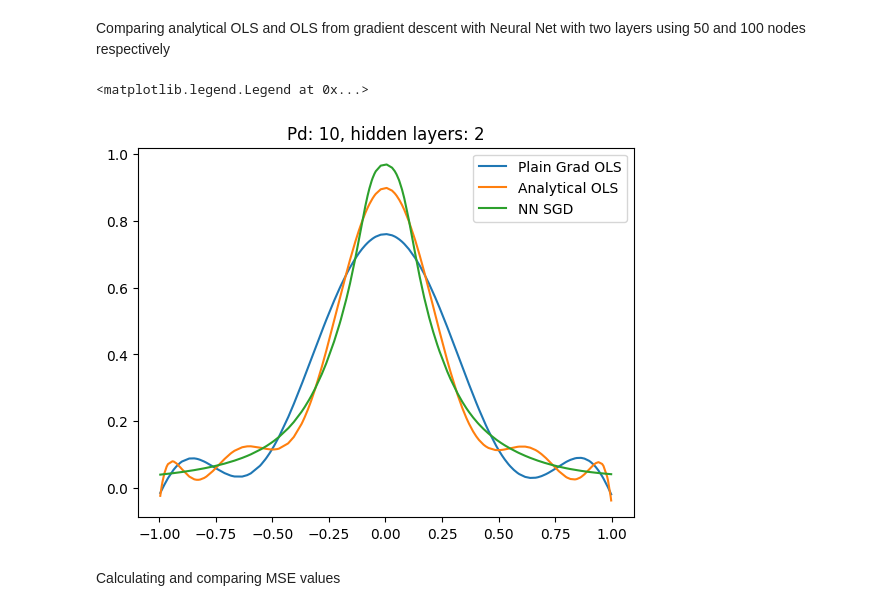
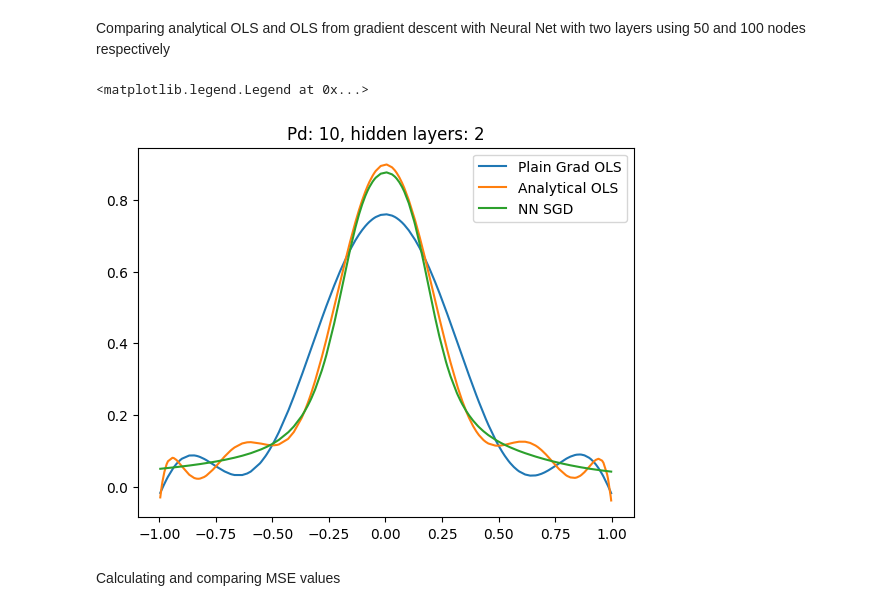
Before and after one commit to JVestly/Project-2, a Jupyter notebook: Code/tests_b.ipynb, the cells around one changed output. Cells and saved outputs as stored; diff of their text form; code cells hidden in the pictures.

```diff
--- a/Code/tests_b.ipynb
+++ b/Code/tests_b.ipynb
@@ -198,60 +296,37 @@ MSE for OLS using NN ADAM: 0.0002
 # %% [markdown]
 Comparing analytical OLS and OLS from gradient descent with Neural Net with two layers using 50 and 100 nodes respectively
 # %%
-np.random.seed(50)
+state=50
+datapoints=1000
+noise_std=0.01
 
-n = 1000
-x = np.linspace(-1, 1, n).reshape(-1, 1)
-y = 1/(1 + 25 * x**2) +  np.random.normal(0, 0.01, x.shape)
-x_train, x_test, y_train, y_test = train_test_split(x, y, test_size=0.2, random_state=50)
-from sklearn.preprocessing import StandardScaler
-
-scaler_X = StandardScaler()
-scaler_y = StandardScaler()
-
-X_train = scaler_X.fit_transform(x_train.reshape(-1,1))
-Y_train = scaler_y.fit_transform(y_train.reshape(-1,1))
-
-X_test = scaler_X.transform(x_test.reshape(-1,1))
-Y_test = scaler_y.transform(y_test.reshape(-1,1))
+X_train, X_test, Y_train, Y_test, x_train, x_test, y_train, y_test = create_and_scale_data(state, datapoints, noise_std)
+Xtr_s, Xte_s, x_trainP1, x_testP1, y_trainP1, y_testP1 = create_and_scale_dataP1(state, datapoints, noise_std)
 
 LinReg = NeuralNetwork(1, [50,100, 1], [sigmoid, sigmoid, sigmoid], [sigmoid_der, sigmoid_der, sigmoid_der], mse, mse_der)
-LinReg.train_SGD(X_train, y_train, eta=0.2, epochs=5000)
+LinReg.train_SGD(X_train, y_train, learning_rate=0.2, epochs=500, batch_size=32)
 y_pred = LinReg.feed_forward(X_test)
 
-np.random.seed(50)
-x = np.linspace(-1, 1, n)
-y = 1/(1 + 25 * x**2) #+  np.random.normal(0, 0.01, n)
-x_train, x_test, y_train, y_test = train_test_split(x, y, test_size=0.2, random_state=50)
-
-n = 10
-X = polynomial_features(x_train, n)
-Y = polynomial_features(x_test, n)
-
-
-scaler = StandardScaler(with_mean=True, with_std=True)
-Xtr_s = scaler.fit_transform(X)
-Xte_s = scaler.transform(Y)
-
 y_mean = np.mean(y_train)
-y_centered = y_train - y_mean
-g = GradientDescent(Xtr_s,5000, y_train, eps=1e-5, l1=False)
+y_centered = y_trainP1 - y_mean
+g = GradientDescent(Xtr_s,5000, y_trainP1, eps=1e-5, l1=False)
 ols_betas = g.gradOrd(5000, eta=0.2)
 pred_ = Xte_s@ols_betas + y_mean
-analytical_betas = ols(Xtr_s, y_train)
+analytical_betas = ols(Xtr_s, y_trainP1)
 predOls = Xte_s@analytical_betas + y_mean
 
+sort_indicesP1 = np.argsort(x_testP1.flatten())
 sort_indices = np.argsort(x_test.flatten())
 
-plt.plot(x_test[sort_indices], pred_[sort_indices], label="Plain Grad OLS")
-plt.plot(x_test[sort_indices], predOls[sort_indices], label="Analytical OLS")
+plt.plot(x_testP1[sort_indicesP1], pred_[sort_indicesP1], label="Plain Grad OLS")
+plt.plot(x_testP1[sort_indicesP1], predOls[sort_indicesP1], label="Analytical OLS")
 plt.plot(x_test[sort_indices],y_pred[sort_indices], label="NN SGD")
 plt.title("Pd: 10, hidden layers: 2")
 #plt.plot(x,y, label="Runge")
 plt.legend()
 # %% [output]
 <matplotlib.legend.Legend at 0x...>
-[figure, old version]
+[figure, new version]
 # %% [markdown]
 Calculating and comparing MSE values
 # %%
```
Also changed, not shown: parts of 18 cells of this notebook.
